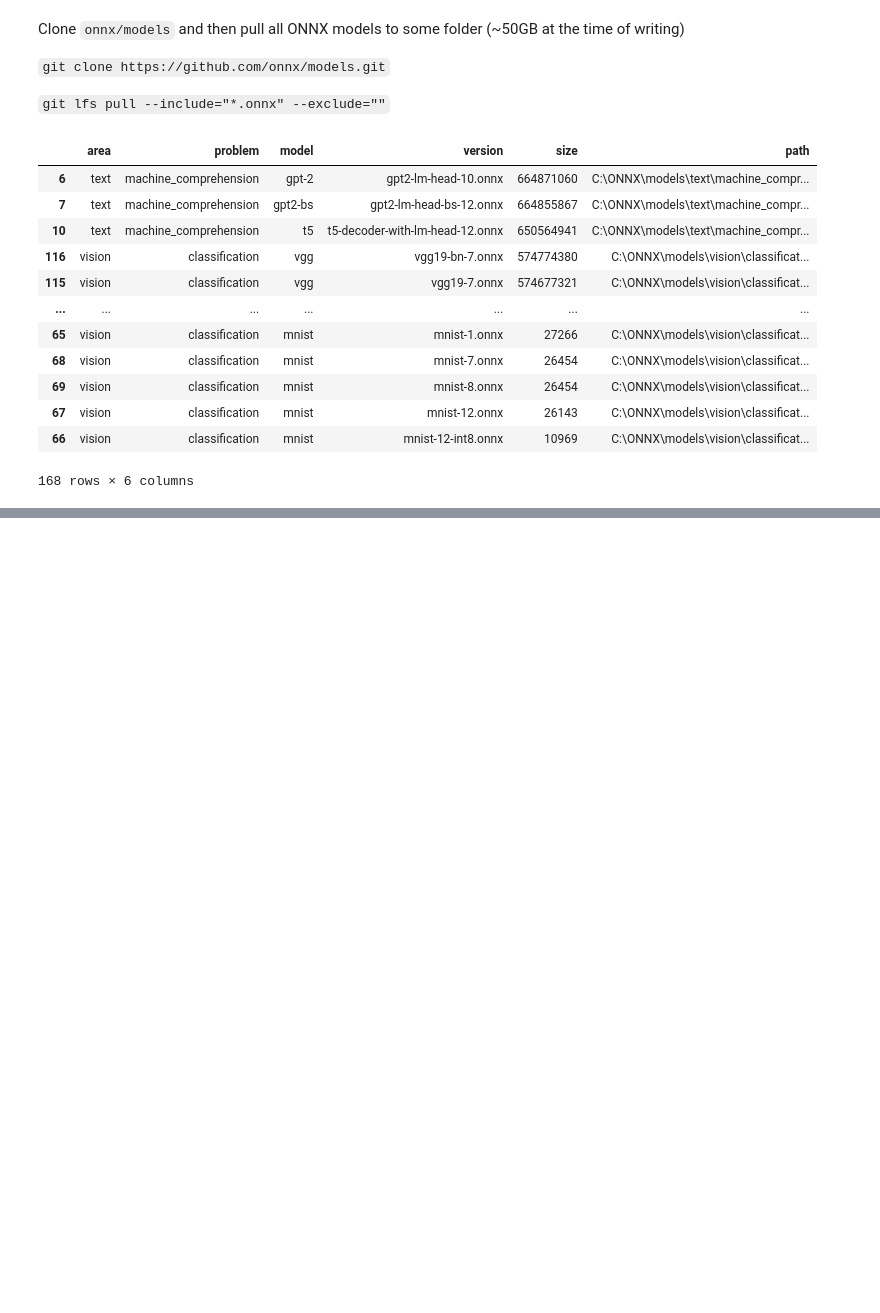
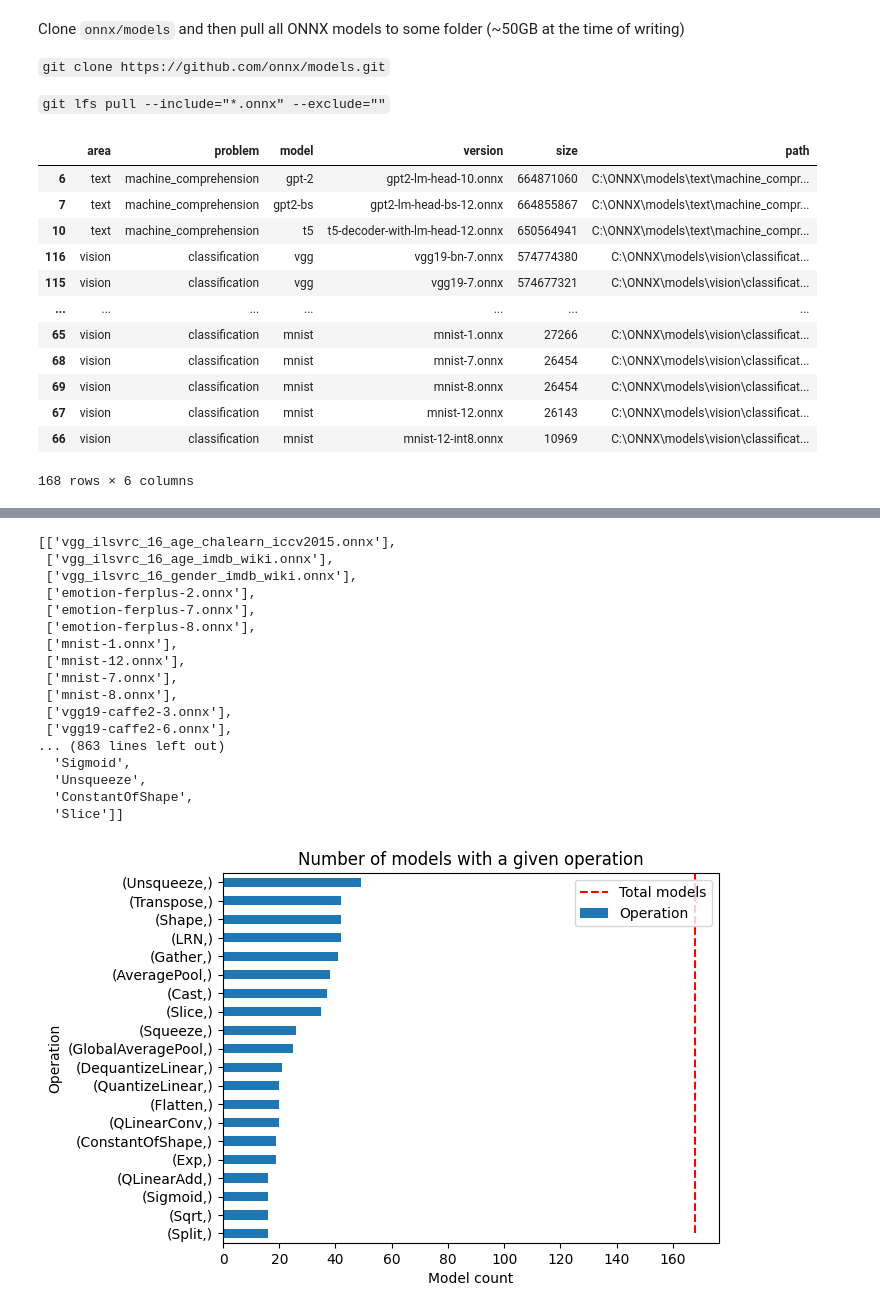
Before and after one commit to mlomb/onnx2code, a Jupyter notebook: preliminar/build_dataset.ipynb, the cells around one changed output, grey strips where cells are left out. Cells and saved outputs as stored; diff of their text form; code cells hidden in the pictures; blank space fills up the shorter version.

```diff
--- a/preliminar/build_dataset.ipynb
+++ b/preliminar/build_dataset.ipynb
@@ -89,0 +78,51 @@ plt.legend();
+# %%
+implemented = [
+    "Add",
+    "BatchNormalization",
+    "Concat",
+    "Constant",
+    "Conv",
+    "Div",
+    "Dropout",
+    "Gemm",
+    "MatMul",
+    "MaxPool",
+    "Mul",
+    "Relu",
+    "Reshape",
+    "Softmax",
+    "Sub",
+    "Sum"
+    "Transpose",
+]
+
+filtered = [list(filter(lambda op: op not in implemented, l)) for l in model_ops]
+filtered.sort(key=lambda x: len(x))
+
+pd.DataFrame(sum(filtered, [])).value_counts(ascending=True).tail(20).plot.barh(label="Operation")
+plt.title("Number of models with a given operation")
+plt.xlabel("Model count");
+plt.ylabel("Operation")
+plt.vlines(len(models), 0, 20, colors="red", linestyles="dashed", label="Total models")
+plt.legend();
+
+filtered
+# %% [output]
+[['vgg_ilsvrc_16_age_chalearn_iccv2015.onnx'],
+ ['vgg_ilsvrc_16_age_imdb_wiki.onnx'],
+ ['vgg_ilsvrc_16_gender_imdb_wiki.onnx'],
+ ['emotion-ferplus-2.onnx'],
+ ['emotion-ferplus-7.onnx'],
+ ['emotion-ferplus-8.onnx'],
+ ['mnist-1.onnx'],
+ ['mnist-12.onnx'],
+ ['mnist-7.onnx'],
+ ['mnist-8.onnx'],
+ ['vgg19-caffe2-3.onnx'],
+ ['vgg19-caffe2-6.onnx'],
+... (863 lines left out)
+  'Sigmoid',
+  'Unsqueeze',
+  'ConstantOfShape',
+  'Slice']]
+[figure, added]
```
Also changed, not shown: parts of 3 cells of this notebook.
